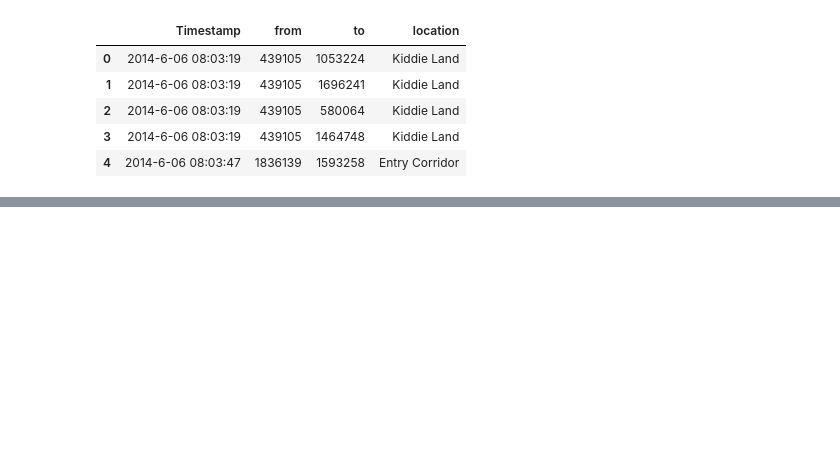
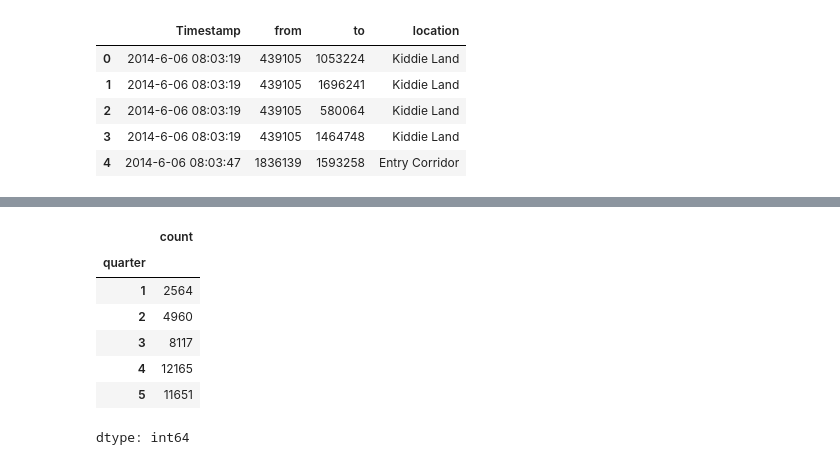
Before and after one commit to ekttd/VAST-Challenge, a Jupyter notebook: VAST_Challenge.ipynb, the cells around one changed output, grey strips where cells are left out. Saved outputs shown, nothing was run; the diff lists cells and outputs as text; code cells hidden in the pictures; blank space fills up the shorter version.

```diff
--- a/VAST_Challenge.ipynb
+++ b/VAST_Challenge.ipynb
@@ -19,0 +54,13 @@ ehehe
+# %%
+# количество записей в каждую четверть
+quarters_intence = df['quarter'].value_counts().sort_index()
+quarters_intence.head()
+# %% [output]
+|  | count |
+| quarter |  |
+| 1 | 2564 |
+| 2 | 4960 |
+| 3 | 8117 |
+| 4 | 12165 |
+| 5 | 11651 |
+dtype: int64
```
Also changed, not shown: parts of 5 cells of this notebook.
